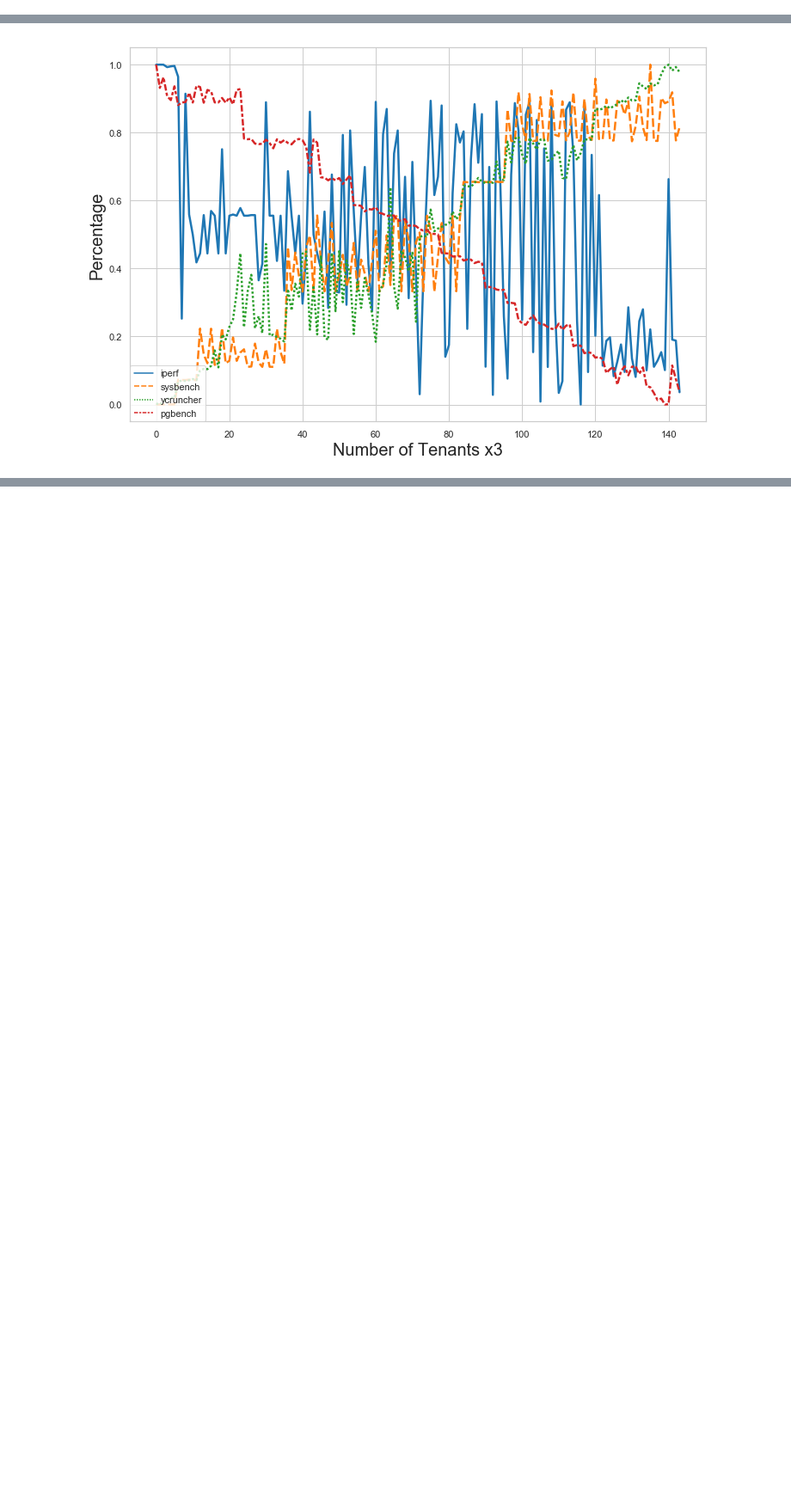
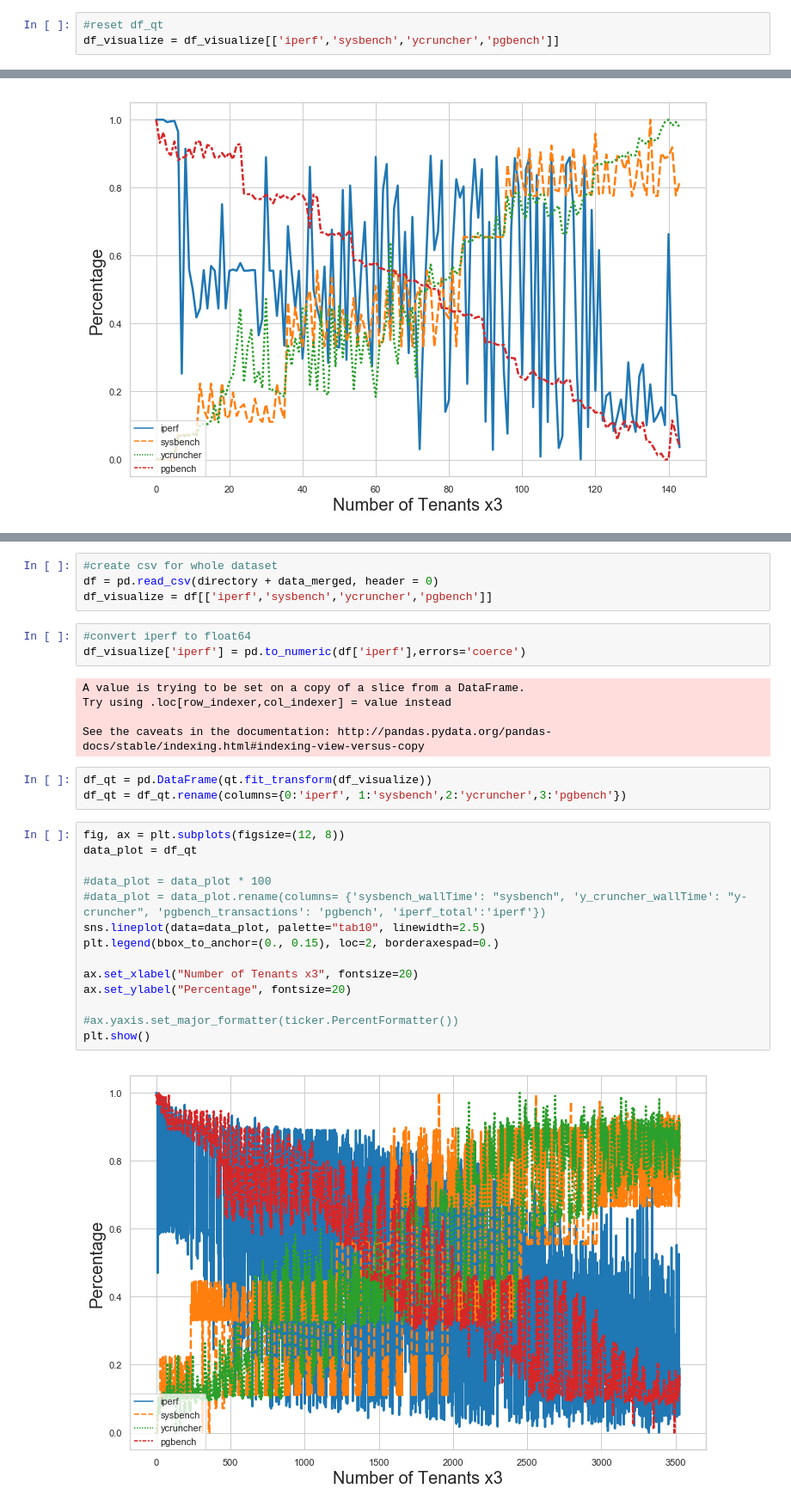
Before and after one commit to delvinuw/IaaSCloudResourceContention, a Jupyter notebook: modeldata/m5d/Normalize Merged.csv.ipynb, the cells around one changed output, grey strips where cells are left out. Shown at 86% size. Saved outputs shown, nothing was run; the diff lists cells and outputs as text; blank space fills up the shorter version.

Commit message:
added CV VS VM Tenants notebook

```diff
--- a/modeldata/m5d/Normalize Merged.csv.ipynb
+++ b/modeldata/m5d/Normalize Merged.csv.ipynb
@@ -271,3 +271,6 @@ for column in df_log2:
 [figure]
 [figure]
 [figure]
+# %%
+#reset df_qt
+df_visualize = df_visualize[['iperf','sysbench','ycruncher','pgbench']]
@@ -504,0 +563,31 @@ df_qt.to_csv(path_or_buf= directory + 'merged_qt.csv')
+# %%
+#create csv for whole dataset
+df = pd.read_csv(directory + data_merged, header = 0)
+df_visualize = df[['iperf','sysbench','ycruncher','pgbench']]
+# %%
+#convert iperf to float64
+df_visualize['iperf'] = pd.to_numeric(df['iperf'],errors='coerce')
+# %% [output]
+A value is trying to be set on a copy of a slice from a DataFrame.
+Try using .loc[row_indexer,col_indexer] = value instead
+
+See the caveats in the documentation: http://pandas.pydata.org/pandas-docs/stable/indexing.html#indexing-view-versus-copy
+# %%
+df_qt = pd.DataFrame(qt.fit_transform(df_visualize))
+df_qt = df_qt.rename(columns={0:'iperf', 1:'sysbench',2:'ycruncher',3:'pgbench'})
+# %%
+fig, ax = plt.subplots(figsize=(12, 8))
+data_plot = df_qt
+
+#data_plot = data_plot * 100
+#data_plot = data_plot.rename(columns= {'sysbench_wallTime': "sysbench", 'y_cruncher_wallTime': "y-cruncher", 'pgbench_transactions': 'pgbench', 'iperf_total':'iperf'})
+sns.lineplot(data=data_plot, palette="tab10", linewidth=2.5)
+plt.legend(bbox_to_anchor=(0., 0.15), loc=2, borderaxespad=0.)
+
+ax.set_xlabel("Number of Tenants x3", fontsize=20)
+ax.set_ylabel("Percentage", fontsize=20)
+
+#ax.yaxis.set_major_formatter(ticker.PercentFormatter())
+plt.show()
+# %% [output]
+[figure, added]
```
Also changed, not shown: parts of 12 cells of this notebook, 14 other files.
